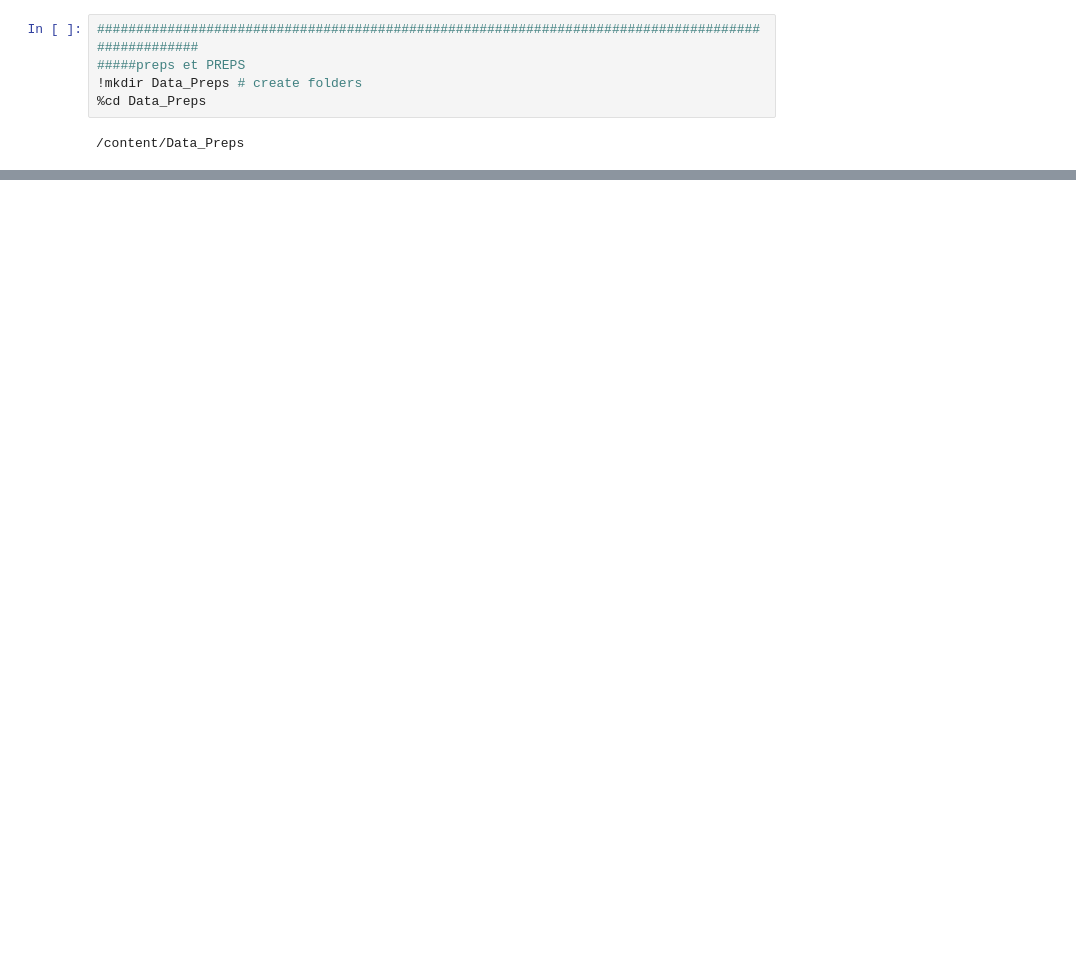
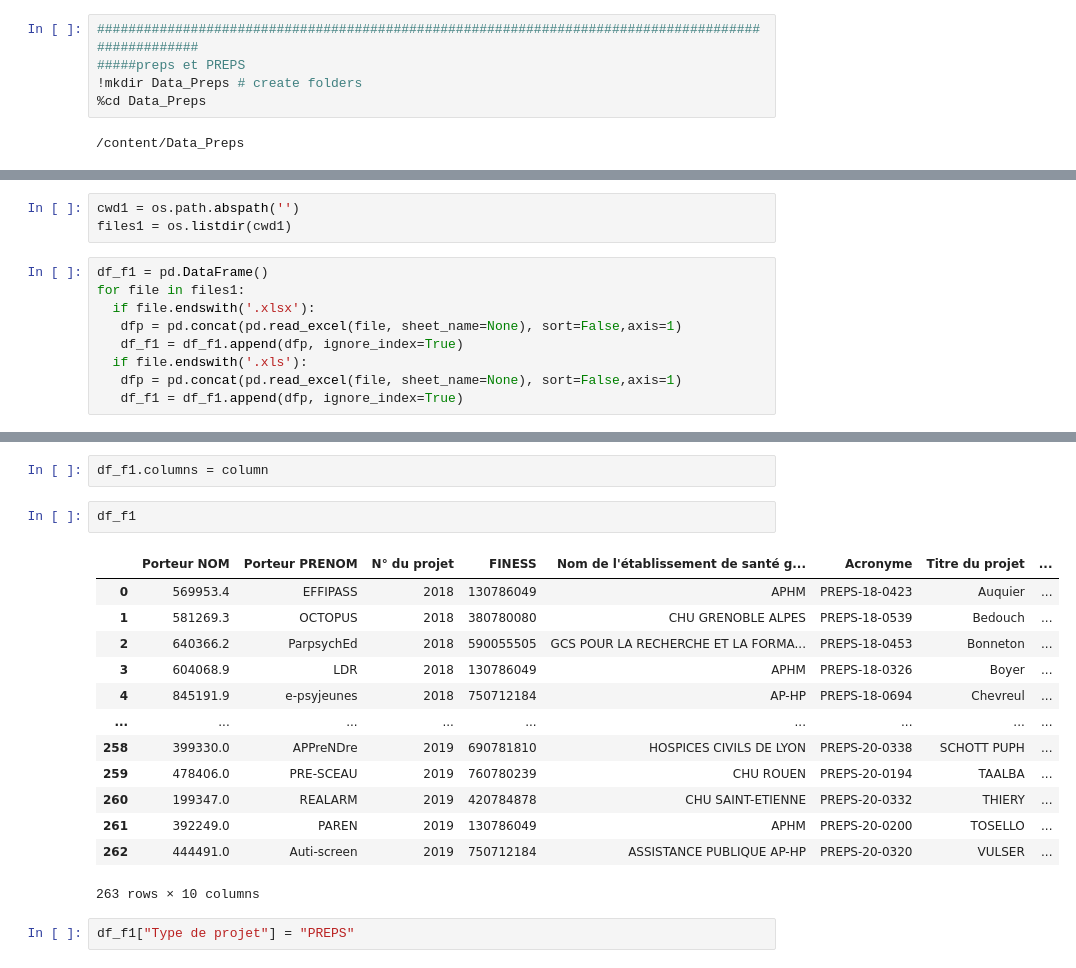
Before and after one commit to ritaeli/Master_repo, a Jupyter notebook: Application_pratique.ipynb, the cells around one changed output, grey strips where cells are left out. Drawn from its saved outputs; the diff is of its cells as text; blank space fills up the shorter version.

```diff
--- a/Application_pratique.ipynb
+++ b/Application_pratique.ipynb
@@ -917,0 +1018,12 @@ NameError: ignored
+# %%
+cwd1 = os.path.abspath('')
+files1 = os.listdir(cwd1)
+# %%
+df_f1 = pd.DataFrame()
+for file in files1:
+  if file.endswith('.xlsx'):
+   dfp = pd.concat(pd.read_excel(file, sheet_name=None), sort=False,axis=1)
+   df_f1 = df_f1.append(dfp, ignore_index=True)
+  if file.endswith('.xls'):
+   dfp = pd.concat(pd.read_excel(file, sheet_name=None), sort=False,axis=1)
+   df_f1 = df_f1.append(dfp, ignore_index=True)
@@ -917,0 +1045,20 @@ NameError: ignored
+# %%
+df_f1.columns = column
+# %%
+df_f1
+# %% [output]
+|  | Porteur NOM | Porteur PRENOM | N° du projet | FINESS | Nom de l'établissement de santé g... | Acronyme | Titre du projet | ... |
+| 0 | 569953.4 | EFFIPASS | 2018 | 130786049 | APHM | PREPS-18-0423 | Auquier | ... |
+| 1 | 581269.3 | OCTOPUS | 2018 | 380780080 | CHU GRENOBLE ALPES | PREPS-18-0539 | Bedouch | ... |
+| 2 | 640366.2 | ParpsychEd | 2018 | 590055505 | GCS POUR LA RECHERCHE ET LA FORMA... | PREPS-18-0453 | Bonneton | ... |
+| 3 | 604068.9 | LDR | 2018 | 130786049 | APHM | PREPS-18-0326 | Boyer | ... |
+| 4 | 845191.9 | e-psyjeunes | 2018 | 750712184 | AP-HP | PREPS-18-0694 | Chevreul | ... |
+| ... | ... | ... | ... | ... | ... | ... | ... | ... |
+| 258 | 399330.0 | APPreNDre | 2019 | 690781810 | HOSPICES CIVILS DE LYON | PREPS-20-0338 | SCHOTT PUPH | ... |
+| 259 | 478406.0 | PRE-SCEAU | 2019 | 760780239 | CHU ROUEN | PREPS-20-0194 | TAALBA | ... |
+| 260 | 199347.0 | REALARM | 2019 | 420784878 | CHU SAINT-ETIENNE | PREPS-20-0332 | THIERY | ... |
+| 261 | 392249.0 | PAREN | 2019 | 130786049 | APHM | PREPS-20-0200 | TOSELLO | ... |
+| 262 | 444491.0 | Auti-screen | 2019 | 750712184 | ASSISTANCE PUBLIQUE AP-HP | PREPS-20-0320 | VULSER | ... |
+263 rows × 10 columns
+# %%
+df_f1["Type de projet"] = "PREPS"
```
Also changed, not shown: parts of 18 cells of this notebook.
